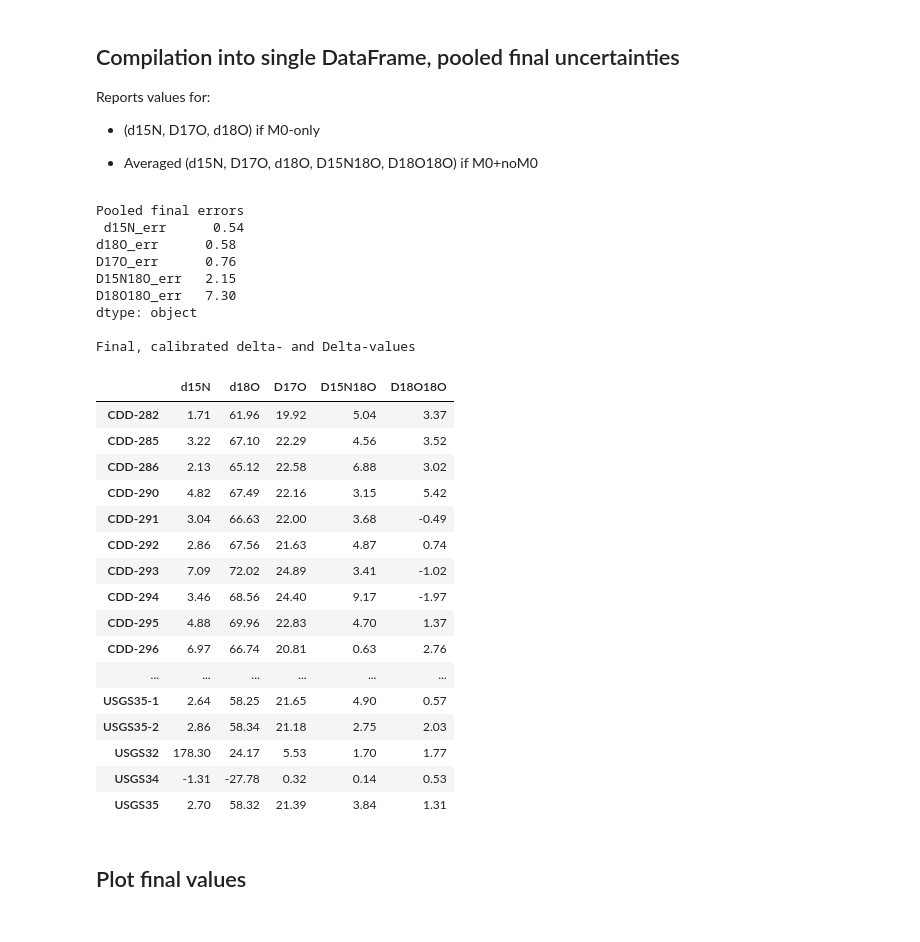
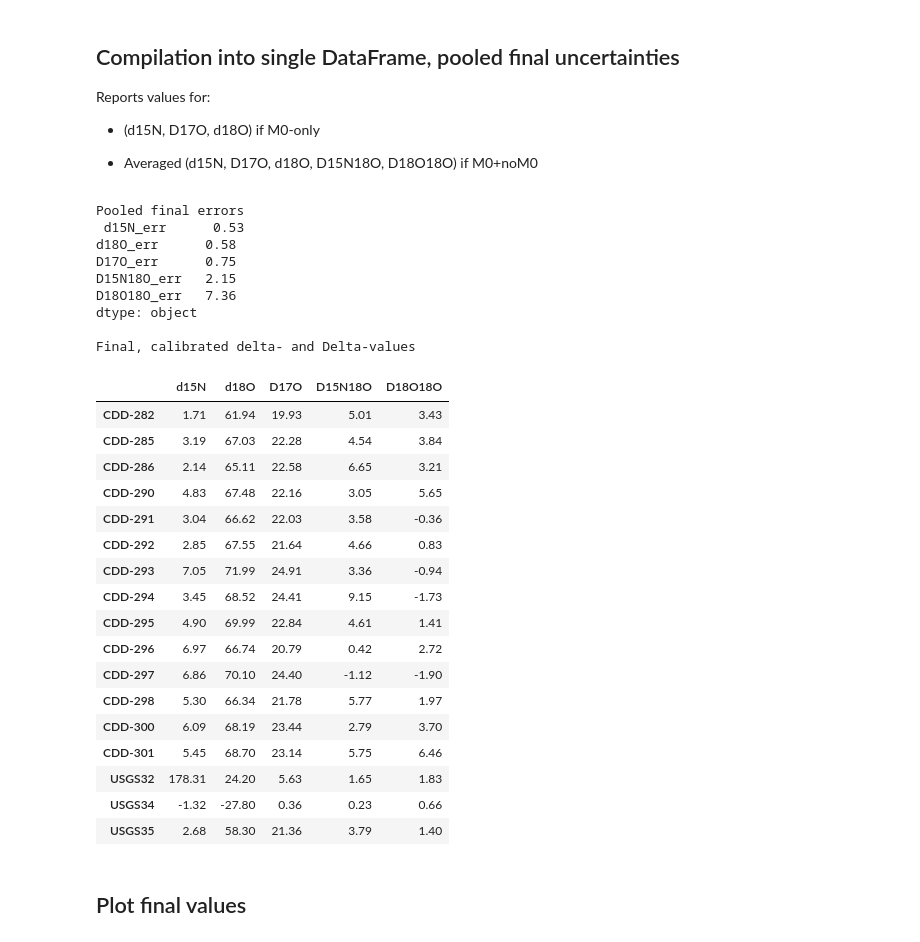
Before and after one commit to doc-past-team/Orbitrap, a Jupyter notebook: Calibrate-Orbitrap-NO3.ipynb, the cells around one changed output. Saved outputs shown, nothing was run; the diff lists cells and outputs as text; code cells hidden in the pictures.

Commit message:
NO3 + SO4 calibration scripts
For M0 or M0+noM0 NO3 ESI-Orbitrap isotopologue data
For M0 HSO4 ESI-Orbitrap isotopologue data

```diff
--- a/Calibrate-Orbitrap-NO3.ipynb
+++ b/Calibrate-Orbitrap-NO3.ipynb
@@ -288,7 +298,7 @@ dtype: float64
 # %% [markdown]
 ### Inspect averaged internal $\delta$-value measurements of standards
 # %%
-standards = [std for std in data_merged.index if std in tuple(stds_dict.keys())]
+standards = [std for std in data_merged.index if std in tuple(stds_dict.values())]
 
 # display mean, err
 stds_stats = data_merged.loc[standards,
@@ -523,7 +533,7 @@ for n in range(nn):
     for row in stds_cal.index:
         stds_cal.loc[row,'d18O_M0'] += [(stds_stats_pet.loc[row,'mean_d18O_M0']+1)**slope_18[-1] * np.exp(intercept_18[-1])-1]
         stds_cal.loc[row,'d17O_M0'] += [(stds_stats_pet.loc[row,'mean_d17O_M0']+1)**slope_17[-1] * np.exp(intercept_17[-1])-1]
-        stds_cal.loc[row,'D17O_M0'] += [(stds_stats_pet.loc[row,'mean_d17O_M0']+1)**slope_17[-1] * np.exp(intercept_17[-1])-1 - 0.52*((stds_stats.loc[row,'mean_d18O_M0']+1)**slope_18[-1]* np.exp(intercept_18[-1])-1) ]
+        stds_cal.loc[row,'D17O_M0'] += [(stds_stats_pet.loc[row,'mean_d17O_M0']+1)**slope_17[-1] * np.exp(intercept_17[-1])-1 - 0.52*((stds_stats_pet.loc[row,'mean_d18O_M0']+1)**slope_18[-1]* np.exp(intercept_18[-1])-1) ]
 
     samples_pet=pd.DataFrame(index=samples.index)
     samples_pet['mean_d18O_M0'] = np.random.normal(samples['mean_d18O_M0'],samples['err_d18O_M0'])
@@ -790,7 +801,7 @@ For standard error $\sigma_\delta$ on $\delta$-values, for $n$ different samples
 # %%
 # calculation pooled error after calib
 cols = [ col for col in samples_cal_final.columns if col.endswith('err')]
-rows = [ row  for row in samples_cal_final.index if not row.startswith(tuple(stds_dict))]
+rows = [ row  for row in samples_cal_final.index if not row.startswith(tuple(stds_dict.values()))]
 errs = samples_cal_final.loc[rows,cols]
 # Compute post-calibration pooled error
 pooled_err_postcalib = pd.DataFrame(
@@ -1076,53 +1088,54 @@ if data_type=='M0+noM0':
 
     # select which small deltas to report in summary dataframe
     small_deltas_to_report = ['d15N','d15N_err','d18O','d18O_err']
     small_d_cols = [col for col in small_deltas.columns if (col.split('_')[1].startswith('average')) & (col.startswith(tuple(( d+'_' for d in small_deltas_to_report))))]
     derived_D_cols = [col for col in derived_deltas.columns.tolist() if not col.startswith('D17O_M0')]
 
     # join in single DataFrame
     data_summary[small_deltas_to_report]=small_deltas[small_d_cols]
     data_summary[derived_D_cols]=derived_deltas[derived_D_cols]
 
 else:
     data_summary = samples_cal_final[[col for col in samples_cal_final if col.startswith(('d15','D17','d18'))]]
 
 # calculation pooled error for raw deltas
 cols = [ col for col in data_summary.columns if col.endswith('err')]
-rows = [ row  for row in data_summary.index if not row.startswith(tuple(stds_dict.keys()))]
+rows = [ row  for row in data_summary.index if not row.startswith(tuple(stds_dict.values()))]
 errs = data_summary.loc[rows,cols]
 pooled_err_final = (np.sum(errs**2,axis=0)/len(errs.index))**0.5
 print('Pooled final errors\n',pooled_err_final*1e3)
 
 # display
 print('\nFinal, calibrated delta- and Delta-values')
 data_summary[[col for col in data_summary.columns if not col.endswith('_err')]]*1e3
 # %% [output]
 Pooled final errors
- d15N_err      0.54
+ d15N_err      0.53
 d18O_err      0.58
-D17O_err      0.76
+D17O_err      0.75
 D15N18O_err   2.15
-D18O18O_err   7.30
+D18O18O_err   7.36
 dtype: object
 
 Final, calibrated delta- and Delta-values
 |  | d15N | d18O | D17O | D15N18O | D18O18O |
-| CDD-282 | 1.71 | 61.96 | 19.92 | 5.04 | 3.37 |
-| CDD-285 | 3.22 | 67.10 | 22.29 | 4.56 | 3.52 |
-| CDD-286 | 2.13 | 65.12 | 22.58 | 6.88 | 3.02 |
-| CDD-290 | 4.82 | 67.49 | 22.16 | 3.15 | 5.42 |
-| CDD-291 | 3.04 | 66.63 | 22.00 | 3.68 | -0.49 |
-| CDD-292 | 2.86 | 67.56 | 21.63 | 4.87 | 0.74 |
-| CDD-293 | 7.09 | 72.02 | 24.89 | 3.41 | -1.02 |
-| CDD-294 | 3.46 | 68.56 | 24.40 | 9.17 | -1.97 |
-| CDD-295 | 4.88 | 69.96 | 22.83 | 4.70 | 1.37 |
-| CDD-296 | 6.97 | 66.74 | 20.81 | 0.63 | 2.76 |
-| ... | ... | ... | ... | ... | ... |
-| USGS35-1 | 2.64 | 58.25 | 21.65 | 4.90 | 0.57 |
-| USGS35-2 | 2.86 | 58.34 | 21.18 | 2.75 | 2.03 |
-| USGS32 | 178.30 | 24.17 | 5.53 | 1.70 | 1.77 |
-| USGS34 | -1.31 | -27.78 | 0.32 | 0.14 | 0.53 |
-| USGS35 | 2.70 | 58.32 | 21.39 | 3.84 | 1.31 |
+| CDD-282 | 1.71 | 61.94 | 19.93 | 5.01 | 3.43 |
+| CDD-285 | 3.19 | 67.03 | 22.28 | 4.54 | 3.84 |
+| CDD-286 | 2.14 | 65.11 | 22.58 | 6.65 | 3.21 |
+| CDD-290 | 4.83 | 67.48 | 22.16 | 3.05 | 5.65 |
+| CDD-291 | 3.04 | 66.62 | 22.03 | 3.58 | -0.36 |
+| CDD-292 | 2.85 | 67.55 | 21.64 | 4.66 | 0.83 |
+| CDD-293 | 7.05 | 71.99 | 24.91 | 3.36 | -0.94 |
+| CDD-294 | 3.45 | 68.52 | 24.41 | 9.15 | -1.73 |
+| CDD-295 | 4.90 | 69.99 | 22.84 | 4.61 | 1.41 |
+| CDD-296 | 6.97 | 66.74 | 20.79 | 0.42 | 2.72 |
+| CDD-297 | 6.86 | 70.10 | 24.40 | -1.12 | -1.90 |
+| CDD-298 | 5.30 | 66.34 | 21.78 | 5.77 | 1.97 |
+| CDD-300 | 6.09 | 68.19 | 23.44 | 2.79 | 3.70 |
+| CDD-301 | 5.45 | 68.70 | 23.14 | 5.75 | 6.46 |
+| USGS32 | 178.31 | 24.20 | 5.63 | 1.65 | 1.83 |
+| USGS34 | -1.32 | -27.80 | 0.36 | 0.23 | 0.66 |
+| USGS35 | 2.68 | 58.30 | 21.36 | 3.79 | 1.40 |
 # %% [markdown]
 ## Plot final values
 # %%
```
Also changed, not shown: parts of 10 cells of this notebook, 2 other files.
